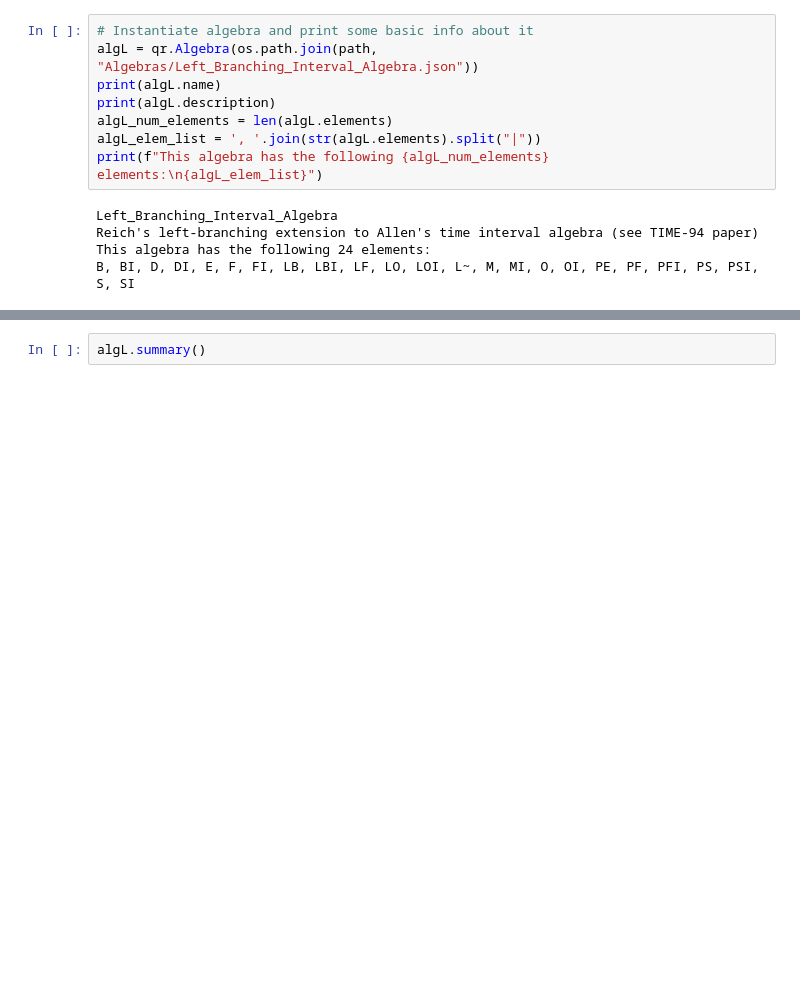
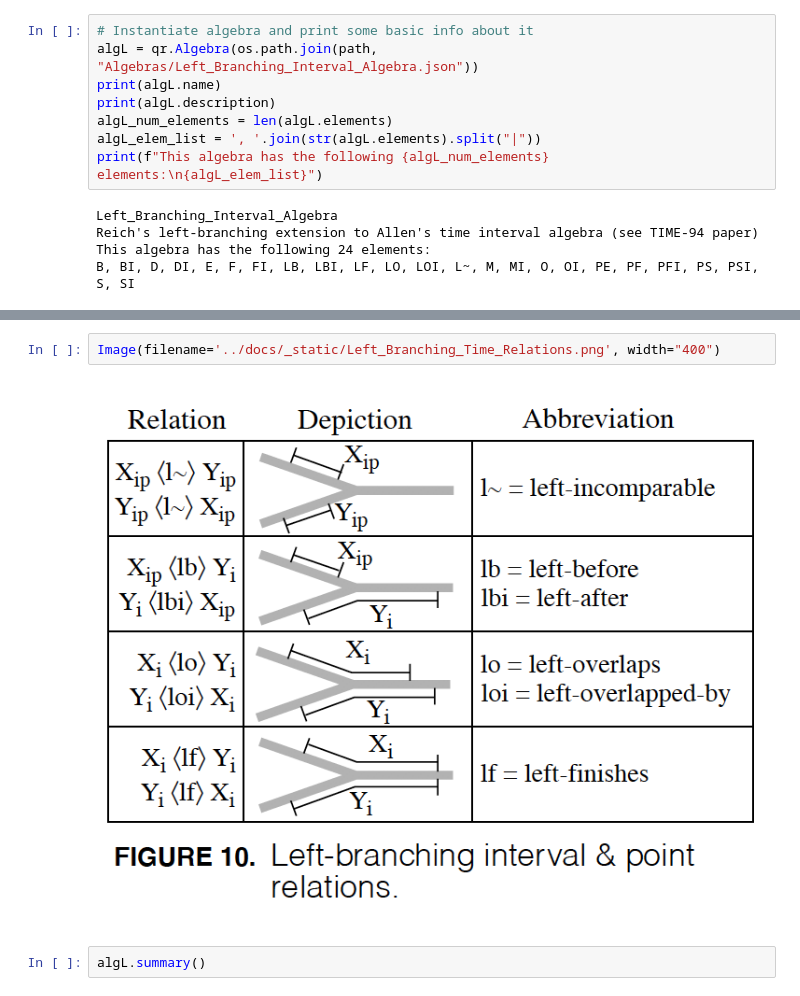
Before and after one commit to alreich/qualreas, a Jupyter notebook: Notebooks/extended_interval_algebras.ipynb, the cells around one changed output, grey strips where cells are left out. Drawn from its saved outputs; the diff is of its cells as text; blank space fills up the shorter version.

```diff
--- a/Notebooks/extended_interval_algebras.ipynb
+++ b/Notebooks/extended_interval_algebras.ipynb
@@ -192,3 +198,7 @@ B, BI, D, DI, E, F, FI, LB, LBI, LF, LO, LOI, L~, M, MI, O, OI, PE, PF, PFI, PS,
+# %%
+Image(filename='../docs/_static/Left_Branching_Time_Relations.png', width="400")
+# %% [output]
+[figure, added]
 # %%
 algL.summary()
 # %% [output]
```
Also changed, not shown: parts of 9 cells of this notebook, 20 other files.
